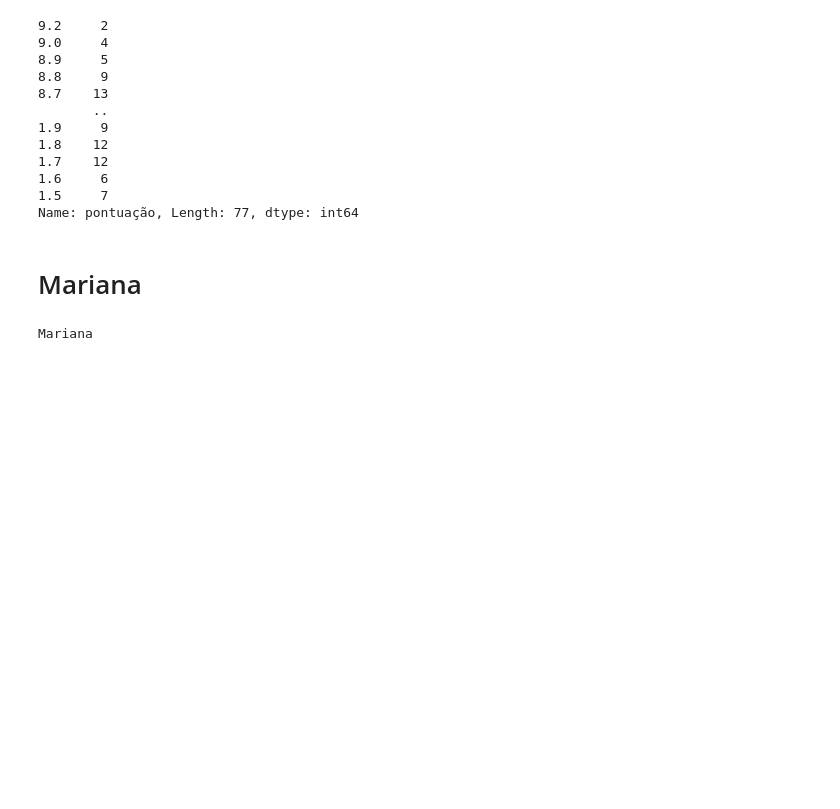
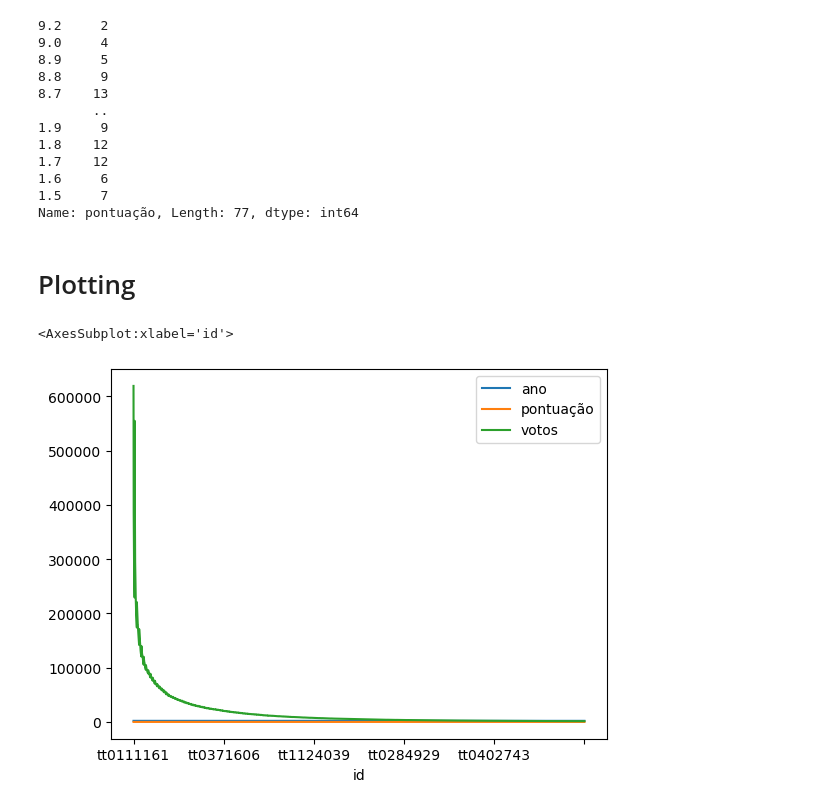
Before and after one commit to pepz1n/Learning-Python, a Jupyter notebook: python_juypter_files/pepz1nJupyter/dataAnalise.ipynb, the cells around one changed output. Drawn from its saved outputs; the diff is of its cells as text; code cells hidden in the pictures; blank space fills up the shorter version.

```diff
--- a/python_juypter_files/pepz1nJupyter/dataAnalise.ipynb
+++ b/python_juypter_files/pepz1nJupyter/dataAnalise.ipynb
@@ -215,9 +215,5 @@ data['pontuação'].value_counts().sort_index(ascending=False)
 1.6     6
 1.5     7
 Name: pontuação, Length: 77, dtype: int64
-# %% [markdown]
-# Mariana
-# %%
-print("Mariana")
-# %% [output]
-Mariana
+# %% [markdown]
+# Plotting
@@ -223,0 +222,5 @@ Mariana
+# %%
+data.plot()
+# %% [output]
+<AxesSubplot:xlabel='id'>
+[figure, added]
```
Also changed, not shown: parts of 21 cells of this notebook, 4 other files.
